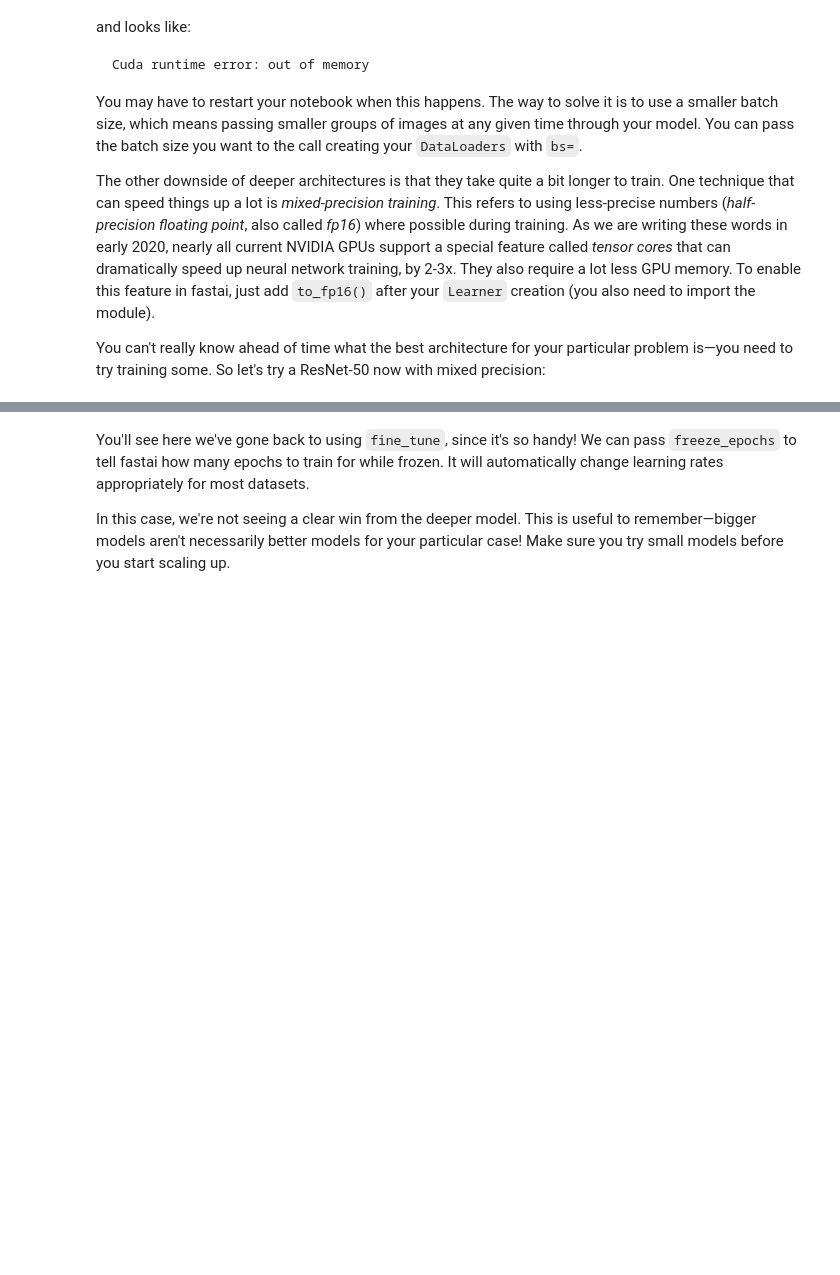
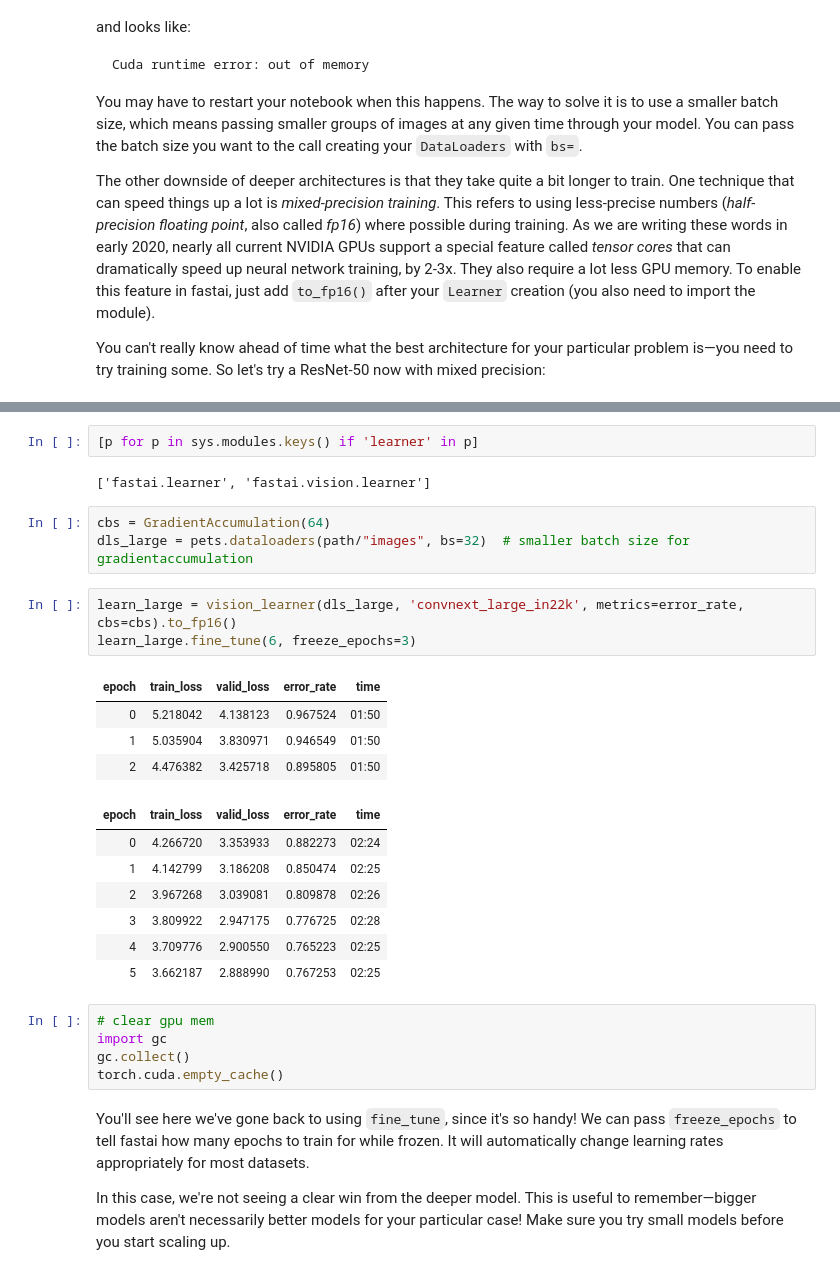
Before and after one commit to tzw101/labPipetter, a Jupyter notebook: 05_pet_breeds.ipynb, the cells around one changed output, grey strips where cells are left out. Cells and saved outputs as stored; diff of their text form; blank space fills up the shorter version.

Commit message:
Run large models

```diff
--- a/05_pet_breeds.ipynb
+++ b/05_pet_breeds.ipynb
@@ -850,3 +958,30 @@ learn.fine_tune(6, freeze_epochs=3)
+# %%
+[p for p in sys.modules.keys() if 'learner' in p]
+# %% [output]
+['fastai.learner', 'fastai.vision.learner']
+# %%
+cbs = GradientAccumulation(64)
+dls_large = pets.dataloaders(path/"images", bs=32)  # smaller batch size for gradientaccumulation
+# %%
+learn_large = vision_learner(dls_large, 'convnext_large_in22k', metrics=error_rate, cbs=cbs).to_fp16()
+learn_large.fine_tune(6, freeze_epochs=3)
+# %% [output]
+| epoch | train_loss | valid_loss | error_rate | time |
+| 0 | 5.218042 | 4.138123 | 0.967524 | 01:50 |
+| 1 | 5.035904 | 3.830971 | 0.946549 | 01:50 |
+| 2 | 4.476382 | 3.425718 | 0.895805 | 01:50 |
+| epoch | train_loss | valid_loss | error_rate | time |
+| 0 | 4.266720 | 3.353933 | 0.882273 | 02:24 |
+| 1 | 4.142799 | 3.186208 | 0.850474 | 02:25 |
+| 2 | 3.967268 | 3.039081 | 0.809878 | 02:26 |
+| 3 | 3.809922 | 2.947175 | 0.776725 | 02:28 |
+| 4 | 3.709776 | 2.900550 | 0.765223 | 02:25 |
+| 5 | 3.662187 | 2.888990 | 0.767253 | 02:25 |
+# %%
+# clear gpu mem
+import gc
+gc.collect()
+torch.cuda.empty_cache()
 # %% [markdown]
 You'll see here we've gone back to using `fine_tune`, since it's so handy! We can pass `freeze_epochs` to tell fastai how many epochs to train for while frozen. It will automatically change learning rates appropriately for most datasets.
 
```
Also changed, not shown: parts of 28 cells of this notebook.
